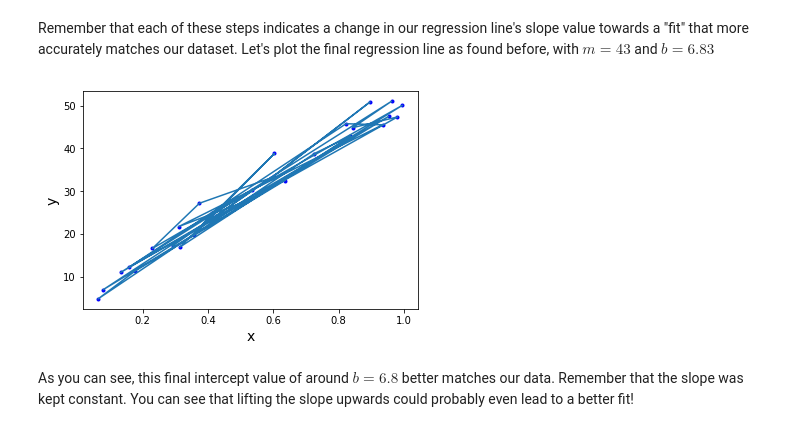
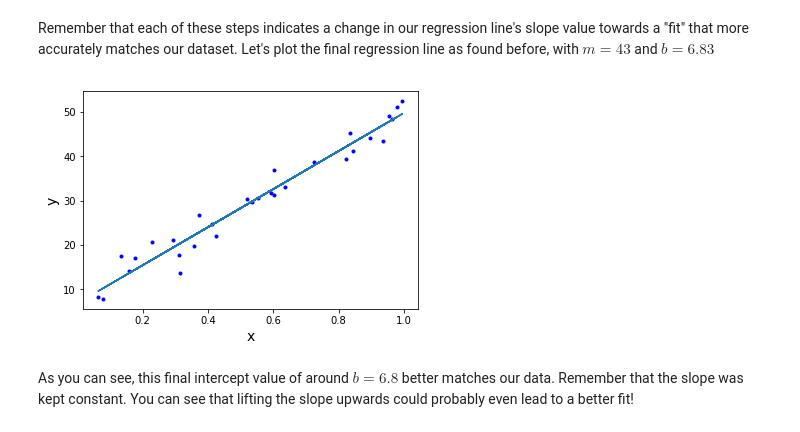
Before and after one commit to graceh3/dsc-2-14-12-gradient-descent-step-sizes-lab-nyc-ds-career-012819, a Jupyter notebook: index.ipynb, the cells around one changed output. Drawn from its saved outputs; the diff is of its cells as text; code cells hidden in the pictures.

```diff
--- a/index.ipynb
+++ b/index.ipynb
@@ -237,28 +237,18 @@ Remember that each of these steps indicates a change in our regression line's sl
 # %%
 # plot the final result here
 
 np.random.seed(225)
 
 x = np.random.rand(30,1).reshape(30)
 y_randterm = np.random.normal(0,3,30)
 y = 6.83+ 43* x + y_randterm
 
 plt.plot(x, y, '.b')
 plt.plot(x, 6.83+43*x, '-')
 plt.xlabel("x", fontsize=14)
 plt.ylabel("y", fontsize=14);
-
-
-
-y_randterm = np.random.normal(0,3,30)
-y = 6.83+ 43* x + y_randterm
-
-plt.plot(x, y, '.b')
-plt.plot(x, y, '-')
-plt.xlabel("x", fontsize=14)
-plt.ylabel("y", fontsize=14);
 # %% [output]
-[figure, old version]
+[figure, new version]
 # %% [markdown]
 As you can see, this final intercept value of around $b=6.8$ better matches our data. Remember that the slope was kept constant. You can see that lifting the slope upwards could probably even lead to a better fit!
 # %% [markdown]
```
